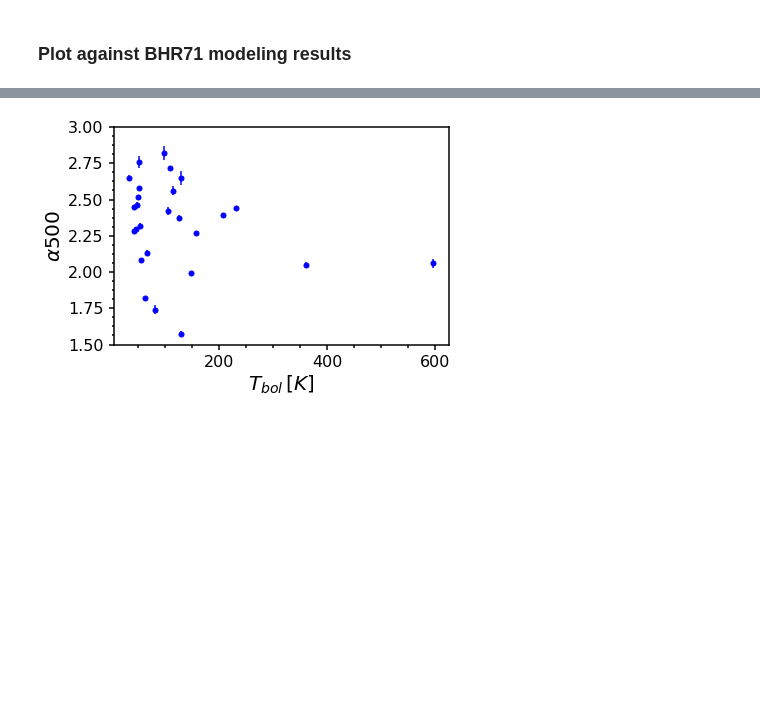
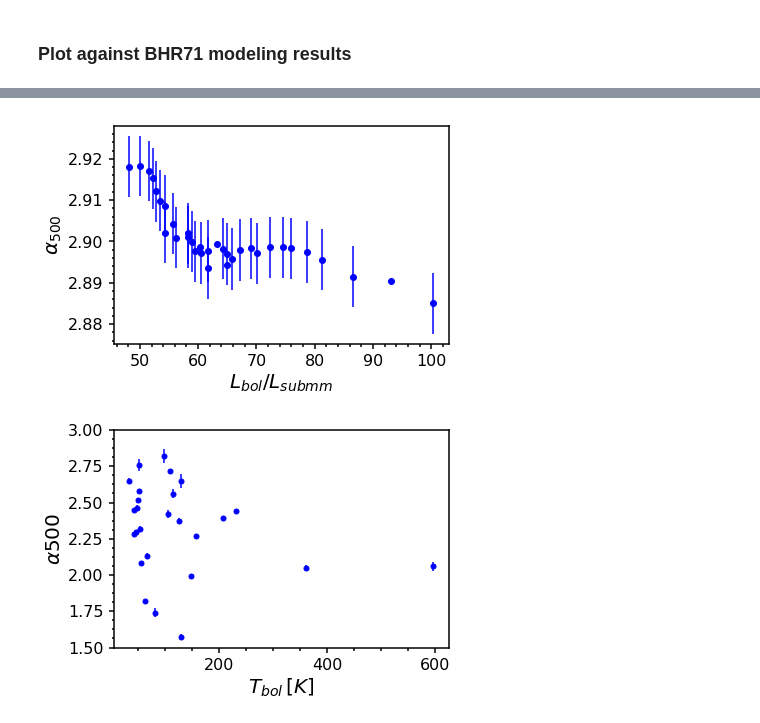
Before and after one commit to yaolun/sa, a Jupyter notebook: cops-spire analyses.ipynb, the cells around one changed output, grey strips where cells are left out. Cells and saved outputs as stored; diff of their text form; code cells hidden in the pictures; blank space fills up the shorter version.

```diff
--- a/cops-spire analyses.ipynb
+++ b/cops-spire analyses.ipynb
@@ -129,3 +193,23 @@ wave_center = 500.0
+# %%
+fig = plt.figure()
+ax = fig.add_subplot(111)
+
+aper_ind = 4
+
+for i in range(len(collection['results'])):
+    ax.errorbar(collection['results'][i][3][aper_ind]/collection['results'][i][4][aper_ind],
+                collection['results'][i][1][aper_ind], yerr=collection['results'][i][2][aper_ind],
+                marker='o', color='b')
+# ax.plot(np.array(l_bol_list)/np.array(lsubmm_list), np.array(alpha500_list),'o')
+
+ax.set_xlabel(r'$L_{bol}/L_{submm}$', fontsize=20)
+ax.set_ylabel(r'$\alpha_{500}$', fontsize=20)
+ax.tick_params('both',labelsize=16,width=1.5,which='major',pad=5,length=5)
+ax.tick_params('both',labelsize=16,width=1.5,which='minor',pad=5,length=2.5)
+[ax.spines[axis].set_linewidth(1.5) for axis in ['top','bottom','left','right']]
+ax.minorticks_on()
+# %% [output]
+[figure, added]
 # %%
 fig = plt.figure()
 ax = fig.add_subplot(111)
```
Also changed, not shown: parts of 7 cells of this notebook, 3 other files.
